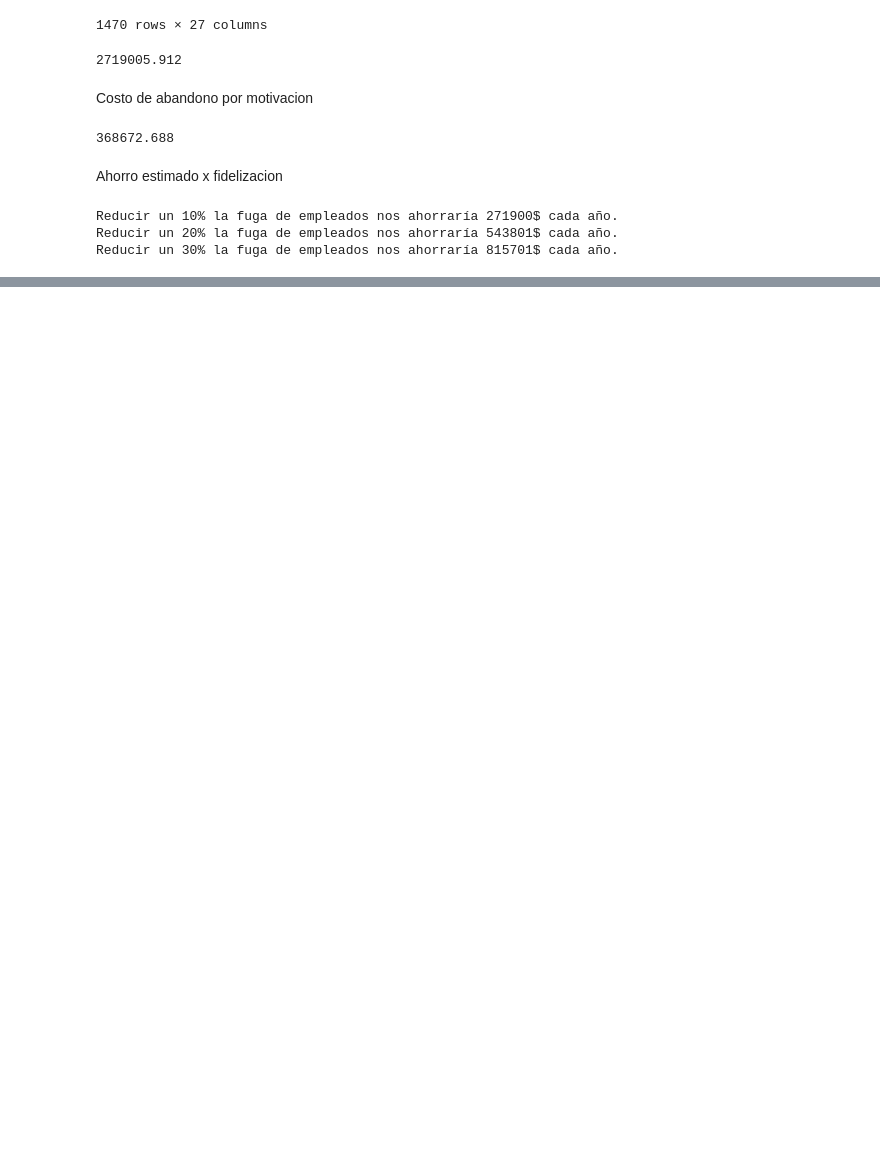
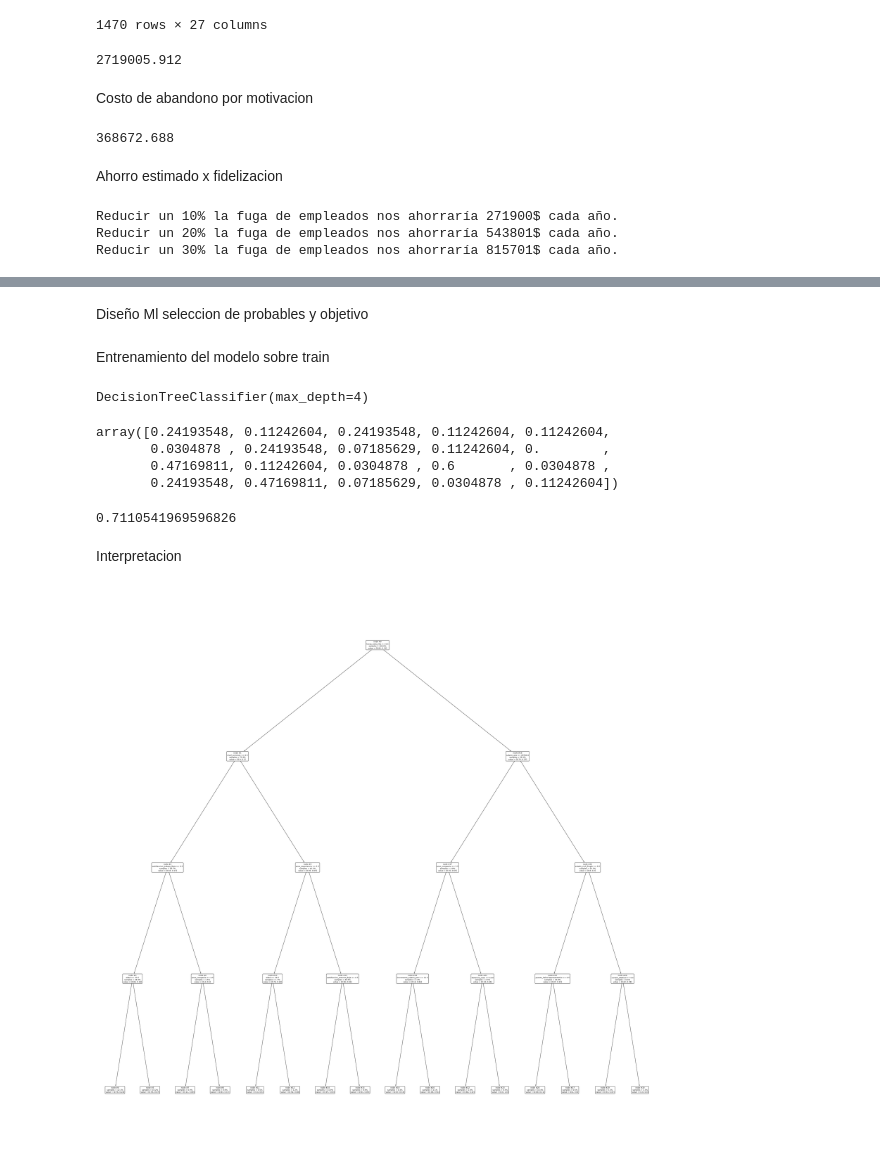
Before and after one commit to MauricioSalazarP/AbandonoEmpleados, a Jupyter notebook: Abandono_empleados/BI_Analisis.ipynb, the cells around one changed output, grey strips where cells are left out. Cells and saved outputs as stored; diff of their text form; code cells hidden in the pictures; blank space fills up the shorter version.

Commit message:
modelo y datos para explotacion

```diff
--- a/Abandono_empleados/BI_Analisis.ipynb
+++ b/Abandono_empleados/BI_Analisis.ipynb
@@ -349,0 +445,3 @@ Reducir un 30% la fuga de empleados nos ahorraría 815701$ cada año.
+# %%
+df_ml = pd.concat([cat_ohe,num], axis = 1)
+df_ml
@@ -349,0 +462,54 @@ Reducir un 30% la fuga de empleados nos ahorraría 815701$ cada año.
+# %% [markdown]
+Diseño Ml  seleccion de probables y objetivo
+# %%
+x = df_ml.drop(columns='abandono')
+y = df_ml['abandono']
+# %%
+#Separacion de los datos usaremos 70/30 para el entrenamiento y test
+from sklearn.model_selection import train_test_split
+
+train_x, test_x, train_y, test_y = train_test_split(x, y, test_size = 0.3)
+# %% [markdown]
+Entrenamiento del modelo sobre train
+# %%
+from sklearn.tree import DecisionTreeClassifier
+
+#Instanciar
+ac = DecisionTreeClassifier(max_depth=4)
+
+#Entrenar
+ac.fit(train_x,train_y)
+# %% [output]
+DecisionTreeClassifier(max_depth=4)
+# %%
+# Predicción
+pred = ac.predict_proba(test_x)[:, 1]
+pred[:20]
+# %% [output]
+array([0.24193548, 0.11242604, 0.24193548, 0.11242604, 0.11242604,
+       0.0304878 , 0.24193548, 0.07185629, 0.11242604, 0.        ,
+       0.47169811, 0.11242604, 0.0304878 , 0.6       , 0.0304878 ,
+       0.24193548, 0.47169811, 0.07185629, 0.0304878 , 0.11242604])
+# %%
+# Evaluación
+from sklearn.metrics import roc_auc_score
+
+roc_auc_score(test_y,pred)
+# %% [output]
+0.7110541969596826
+# %% [markdown]
+Interpretacion
+# %%
+from sklearn.tree import plot_tree
+
+plt.figure(figsize = (50,50))
+
+plot_tree(ac,
+          feature_names= test_x.columns,
+          impurity = False,
+          node_ids = True,
+          proportion = True,
+          rounded = True,
+          precision = 2);
+# %% [output]
+[figure, added]
```
Also changed, not shown: parts of 22 cells of this notebook, 1 other file.
